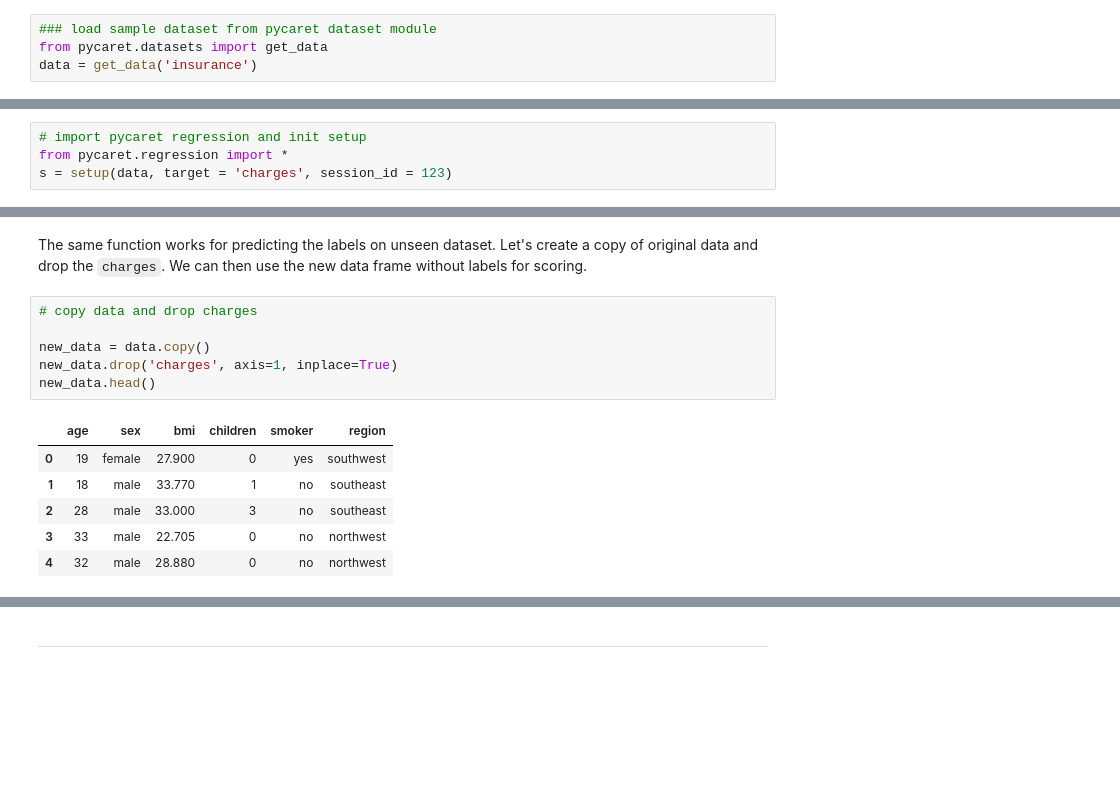
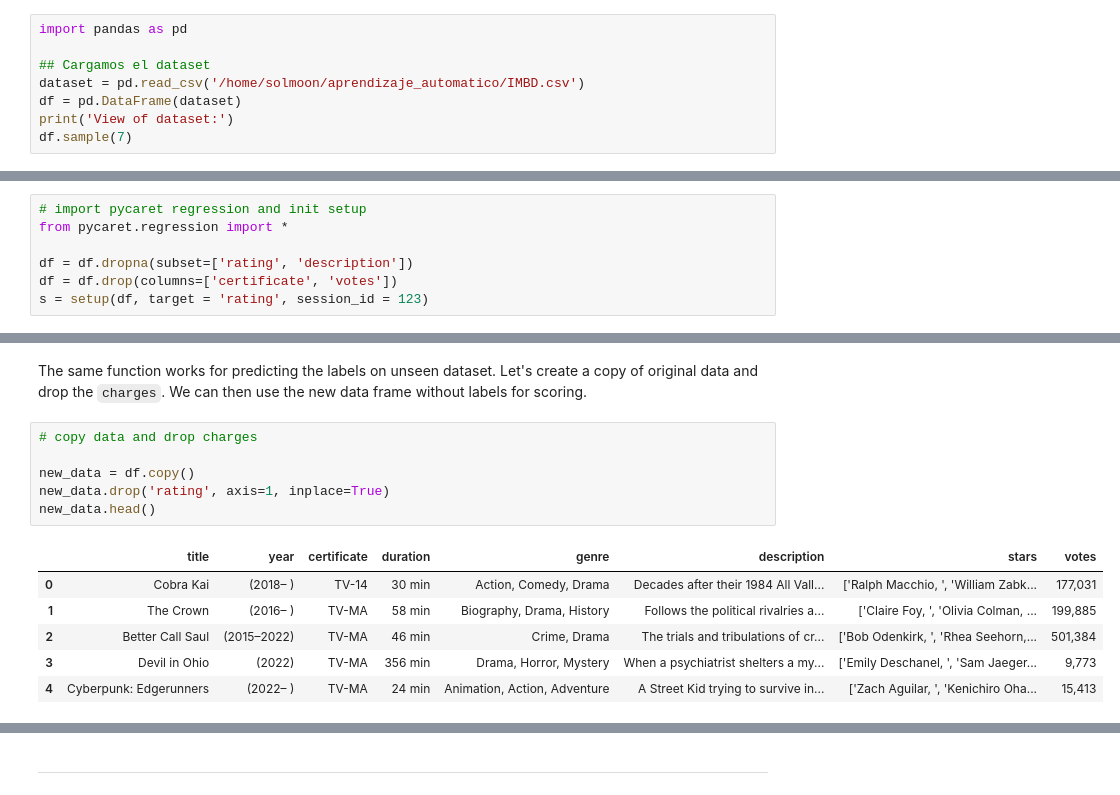
Before and after one commit to solmoon16/aprendizajeAutomatico, a Jupyter notebook: Tutorial_Regression.ipynb, the cells around one changed output, grey strips where cells are left out. Cells and saved outputs as stored; diff of their text form; blank space fills up the shorter version.

```diff
--- a/Tutorial_Regression.ipynb
+++ b/Tutorial_Regression.ipynb
@@ -55,5 +3,9 @@ A typical workflow in PyCaret Regression module consist of the following 5 steps
 # %%
-### load sample dataset from pycaret dataset module
-from pycaret.datasets import get_data
-data = get_data('insurance')
+import pandas as pd
+
+## Cargamos el dataset
+dataset = pd.read_csv('/home/solmoon/aprendizaje_automatico/IMBD.csv')
+df = pd.DataFrame(dataset)
+print('View of dataset:')
+df.sample(7)
 # %% [output]
@@ -69,7 +28,10 @@ The `setup` function initializes the training environment and creates the transf
 # %%
 # import pycaret regression and init setup
 from pycaret.regression import *
-s = setup(data, target = 'charges', session_id = 123)
+
+df = df.dropna(subset=['rating', 'description'])
+df = df.drop(columns=['certificate', 'votes'])
+s = setup(df, target = 'rating', session_id = 123)
 # %% [output]
 |  | Description | Value |
 | 0 | Session id | 123 |
@@ -252,16 +221,16 @@ The same function works for predicting the labels on unseen dataset. Let's creat
 # %%
 # copy data and drop charges
 
-new_data = data.copy()
-new_data.drop('charges', axis=1, inplace=True)
+new_data = df.copy()
+new_data.drop('rating', axis=1, inplace=True)
 new_data.head()
 # %% [output]
-|  | age | sex | bmi | children | smoker | region |
-| 0 | 19 | female | 27.900 | 0 | yes | southwest |
-| 1 | 18 | male | 33.770 | 1 | no | southeast |
-| 2 | 28 | male | 33.000 | 3 | no | southeast |
-| 3 | 33 | male | 22.705 | 0 | no | northwest |
-| 4 | 32 | male | 28.880 | 0 | no | northwest |
+|  | title | year | certificate | duration | genre | description | stars | votes |
+| 0 | Cobra Kai | (2018– ) | TV-14 | 30 min | Action, Comedy, Drama | Decades after their 1984 All Vall... | ['Ralph Macchio, ', 'William Zabk... | 177,031 |
+| 1 | The Crown | (2016– ) | TV-MA | 58 min | Biography, Drama, History | Follows the political rivalries a... | ['Claire Foy, ', 'Olivia Colman, ... | 199,885 |
+| 2 | Better Call Saul | (2015–2022) | TV-MA | 46 min | Crime, Drama | The trials and tribulations of cr... | ['Bob Odenkirk, ', 'Rhea Seehorn,... | 501,384 |
+| 3 | Devil in Ohio | (2022) | TV-MA | 356 min | Drama, Horror, Mystery | When a psychiatrist shelters a my... | ['Emily Deschanel, ', 'Sam Jaeger... | 9,773 |
+| 4 | Cyberpunk: Edgerunners | (2022– ) | TV-MA | 24 min | Animation, Action, Adventure | A Street Kid trying to survive in... | ['Zach Aguilar, ', 'Kenichiro Oha... | 15,413 |
 # %%
 # predict model on new_data
 predictions = predict_model(best, data = new_data)
```
Also changed, not shown: parts of 22 cells of this notebook, 1 other file.
